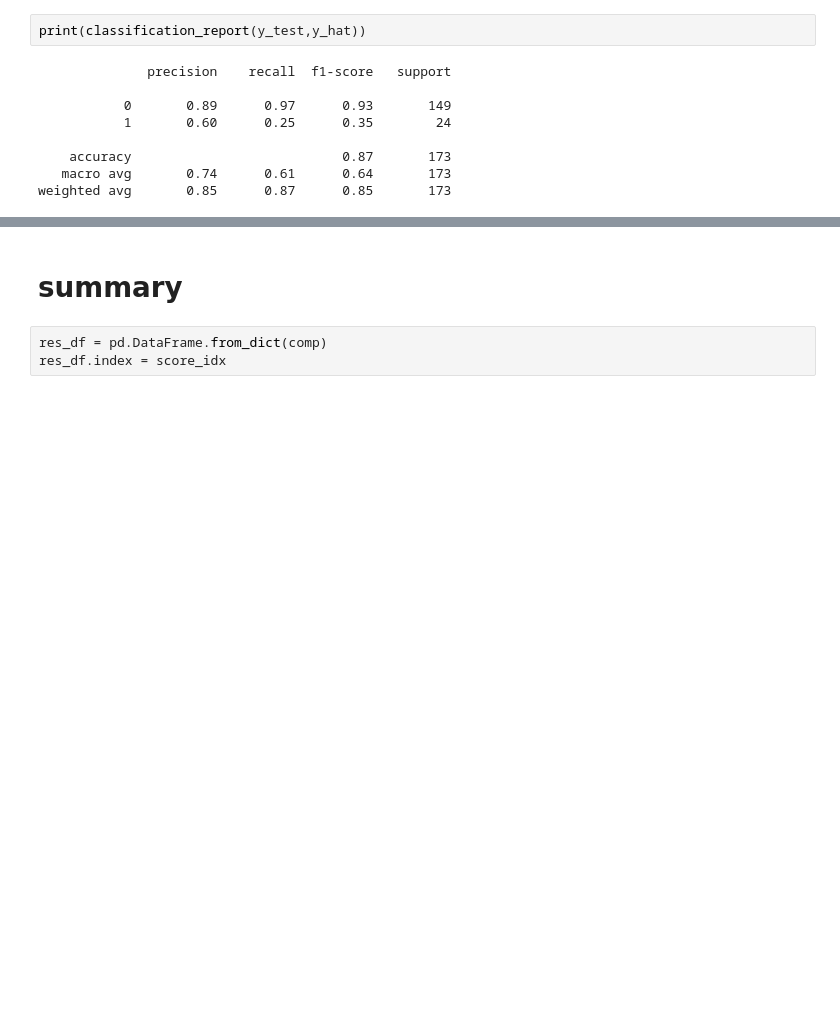
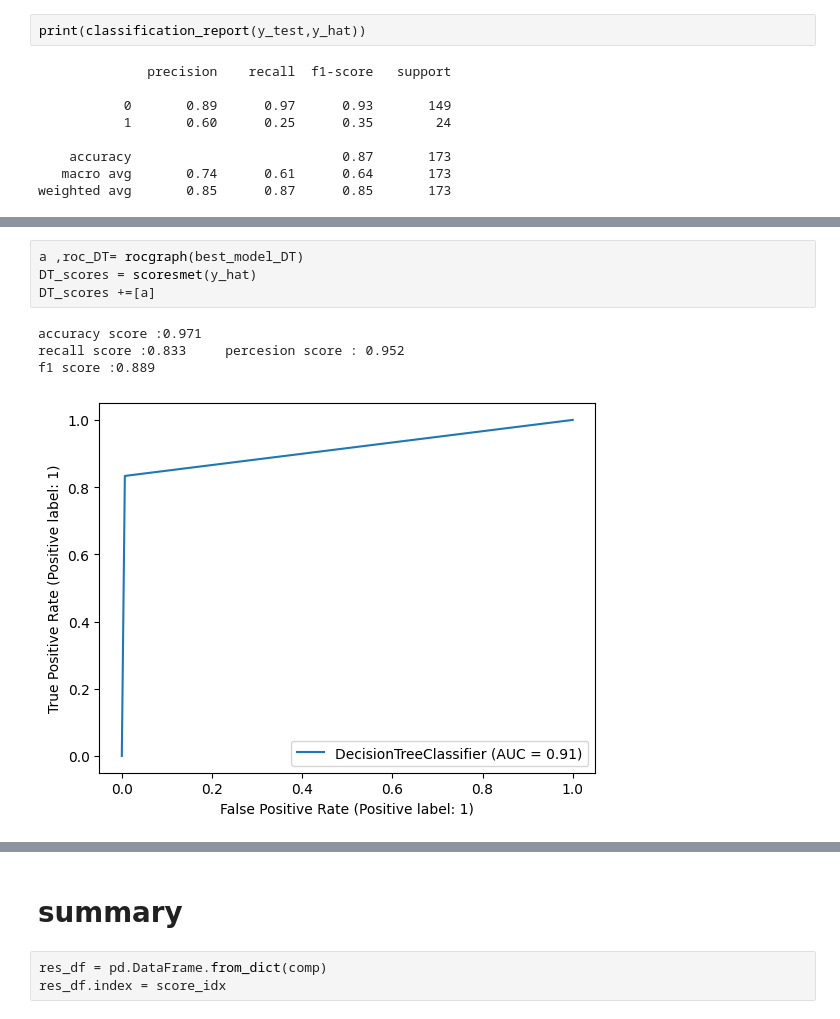
Before and after one commit to moyaser315/covid19_outcome_-prediction, a Jupyter notebook: proj.ipynb, the cells around one changed output, grey strips where cells are left out. Cells and saved outputs as stored; diff of their text form; blank space fills up the shorter version.

```diff
--- a/proj.ipynb
+++ b/proj.ipynb
@@ -603,0 +668,9 @@ weighted avg       0.85      0.87      0.85       173
+# %%
+a ,roc_DT= rocgraph(best_model_DT)
+DT_scores = scoresmet(y_hat)
+DT_scores +=[a]
+# %% [output]
+accuracy score :0.971
+recall score :0.833     percesion score : 0.952
+f1 score :0.889
+[figure, added]
```
Also changed, not shown: parts of 25 cells of this notebook, 1 other file.
